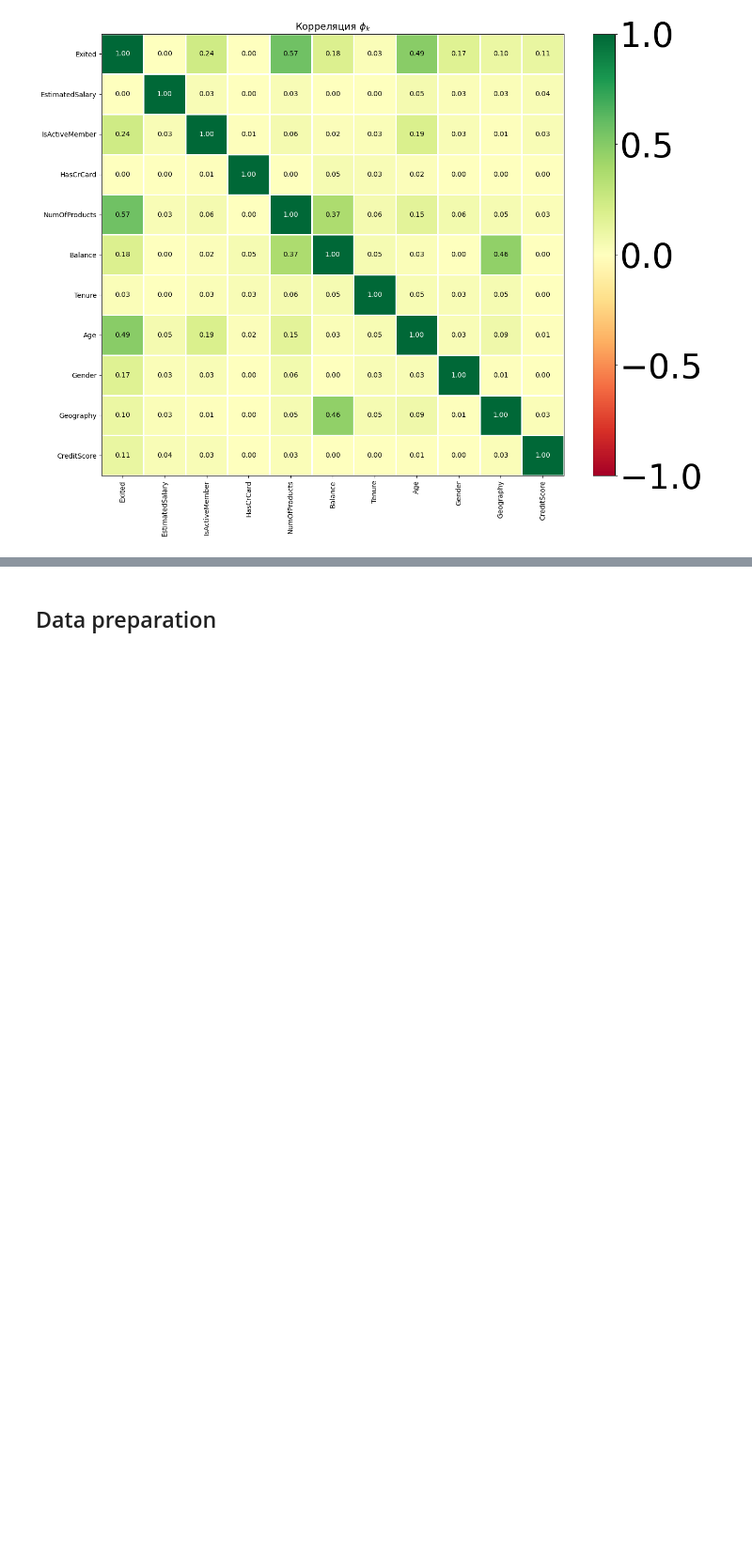
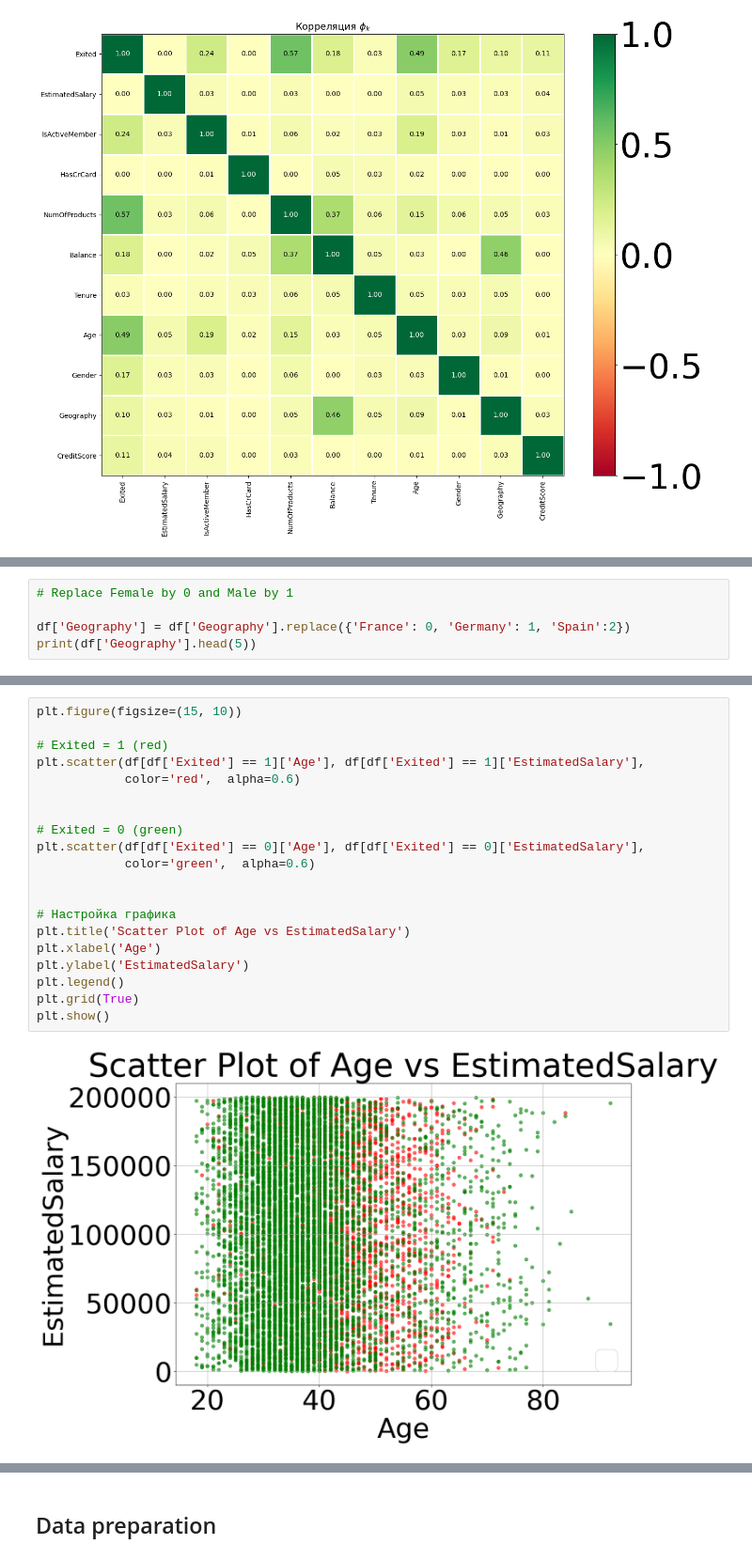
Before and after one commit to JuniorFaceML/Churn_Modelling, a Jupyter notebook: Churn_Modelling.ipynb, the cells around one changed output, grey strips where cells are left out. Shown at 94% size. Saved outputs shown, nothing was run; the diff lists cells and outputs as text; blank space fills up the shorter version.

```diff
--- a/Churn_Modelling.ipynb
+++ b/Churn_Modelling.ipynb
@@ -225,0 +258,5 @@ interval columns not set, guessing: ['CreditScore', 'Gender', 'Age', 'Tenure', '
+# %%
+# Replace Female by 0 and Male by 1
+
+df['Geography'] = df['Geography'].replace({'France': 0, 'Germany': 1, 'Spain':2})
+print(df['Geography'].head(5))
@@ -225,0 +417,22 @@ interval columns not set, guessing: ['CreditScore', 'Gender', 'Age', 'Tenure', '
+# %%
+plt.figure(figsize=(15, 10))
+
+# Exited = 1 (red)
+plt.scatter(df[df['Exited'] == 1]['Age'], df[df['Exited'] == 1]['EstimatedSalary'],
+            color='red',  alpha=0.6)
+
+
+# Exited = 0 (green)
+plt.scatter(df[df['Exited'] == 0]['Age'], df[df['Exited'] == 0]['EstimatedSalary'],
+            color='green',  alpha=0.6)
+
+
+# Настройка графика
+plt.title('Scatter Plot of Age vs EstimatedSalary')
+plt.xlabel('Age')
+plt.ylabel('EstimatedSalary')
+plt.legend()
+plt.grid(True)
+plt.show()
+# %% [output]
+[figure, added]
```
Also changed, not shown: parts of 30 cells of this notebook.
